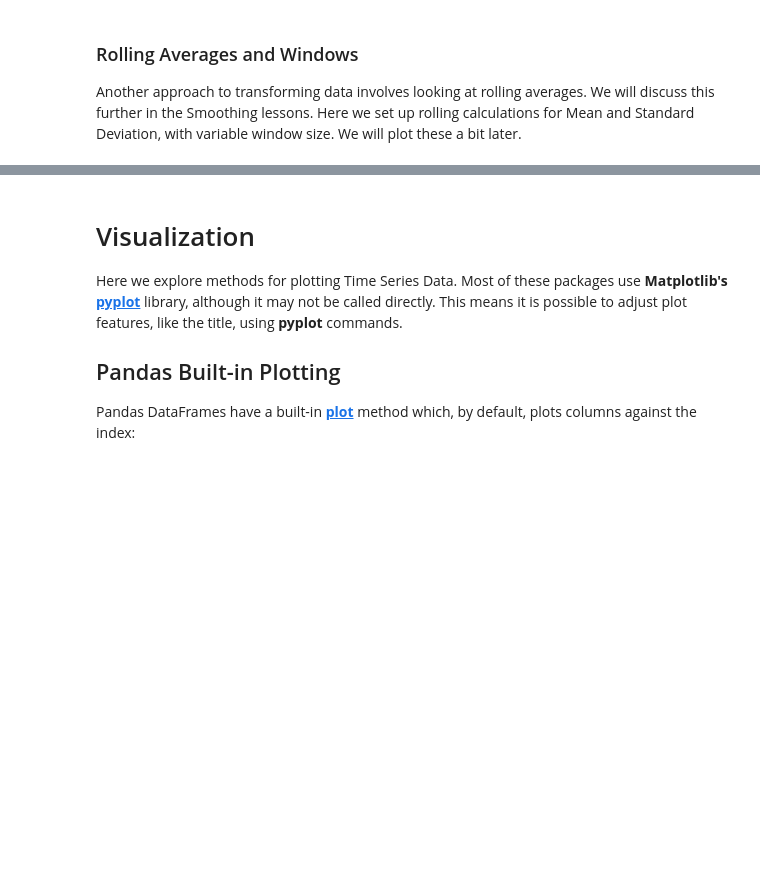
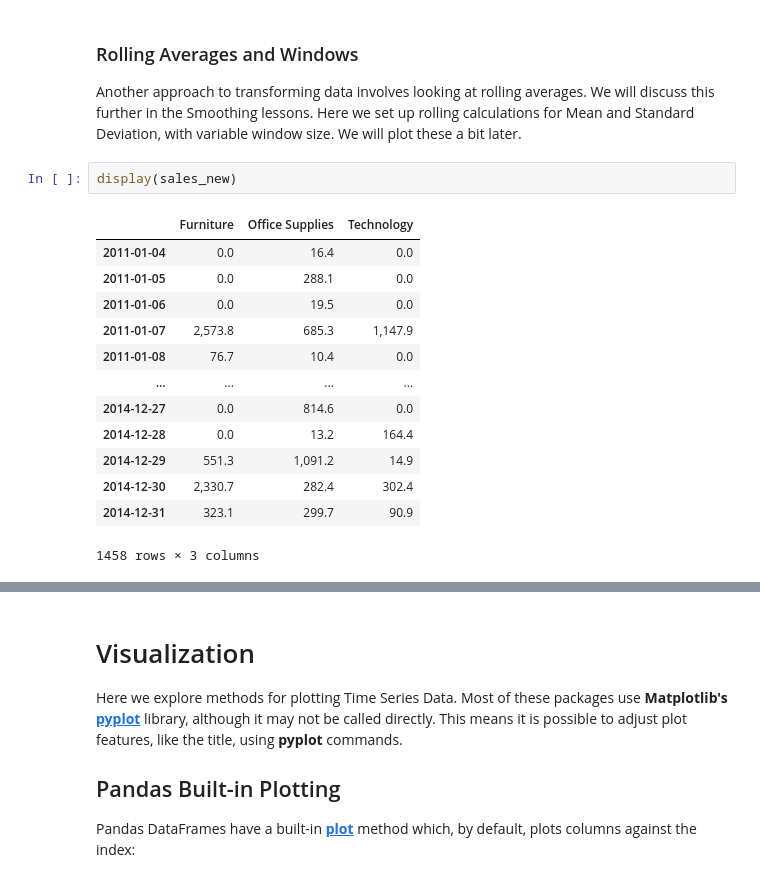
Before and after one commit to Theofilusarifin/forecasting-and-time-series-analysis, a Jupyter notebook: pandas_timeseries/code.ipynb, the cells around one changed output, grey strips where cells are left out. Saved outputs shown, nothing was run; the diff lists cells and outputs as text; blank space fills up the shorter version.

```diff
--- a/pandas_timeseries/code.ipynb
+++ b/pandas_timeseries/code.ipynb
@@ -472,6 +583,22 @@ sales_monthly.join(sales_monthly.pct_change().add_suffix('_%_Change')).head()
 # %% [markdown]
 ### Rolling Averages and Windows
 Another approach to transforming data involves looking at rolling averages. We will discuss this further in the Smoothing lessons. Here we set up rolling calculations for Mean and Standard Deviation, with variable window size. We will plot these a bit later.
+# %%
+display(sales_new)
+# %% [output]
+|  | Furniture | Office Supplies | Technology |
+| 2011-01-04 | 0.0 | 16.4 | 0.0 |
+| 2011-01-05 | 0.0 | 288.1 | 0.0 |
+| 2011-01-06 | 0.0 | 19.5 | 0.0 |
+| 2011-01-07 | 2,573.8 | 685.3 | 1,147.9 |
+| 2011-01-08 | 76.7 | 10.4 | 0.0 |
+| ... | ... | ... | ... |
+| 2014-12-27 | 0.0 | 814.6 | 0.0 |
+| 2014-12-28 | 0.0 | 13.2 | 164.4 |
+| 2014-12-29 | 551.3 | 1,091.2 | 14.9 |
+| 2014-12-30 | 2,330.7 | 282.4 | 302.4 |
+| 2014-12-31 | 323.1 | 299.7 | 90.9 |
+1458 rows × 3 columns
 # %%
 window_size = 7
 rolling_window = sales_new.rolling(window_size)
```
Also changed, not shown: parts of 14 cells of this notebook.
